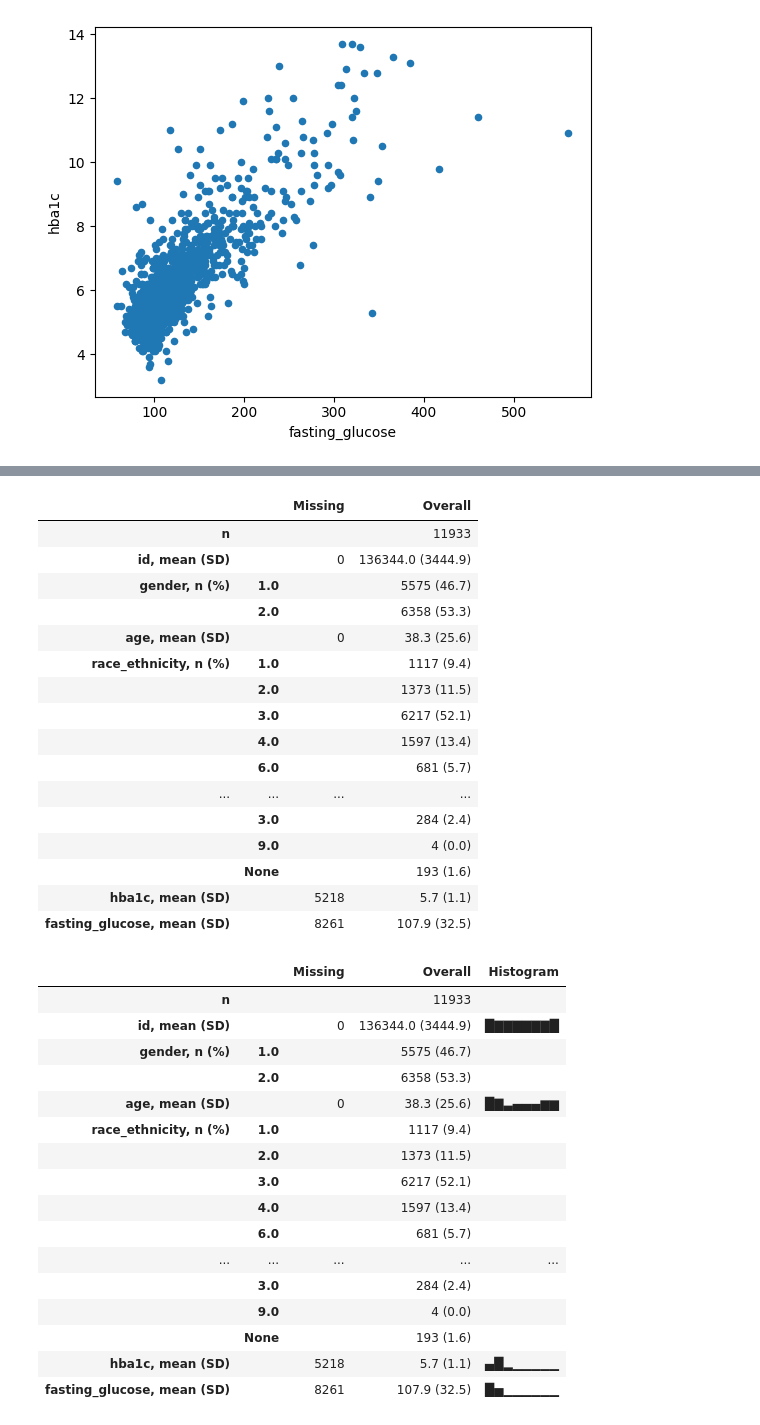
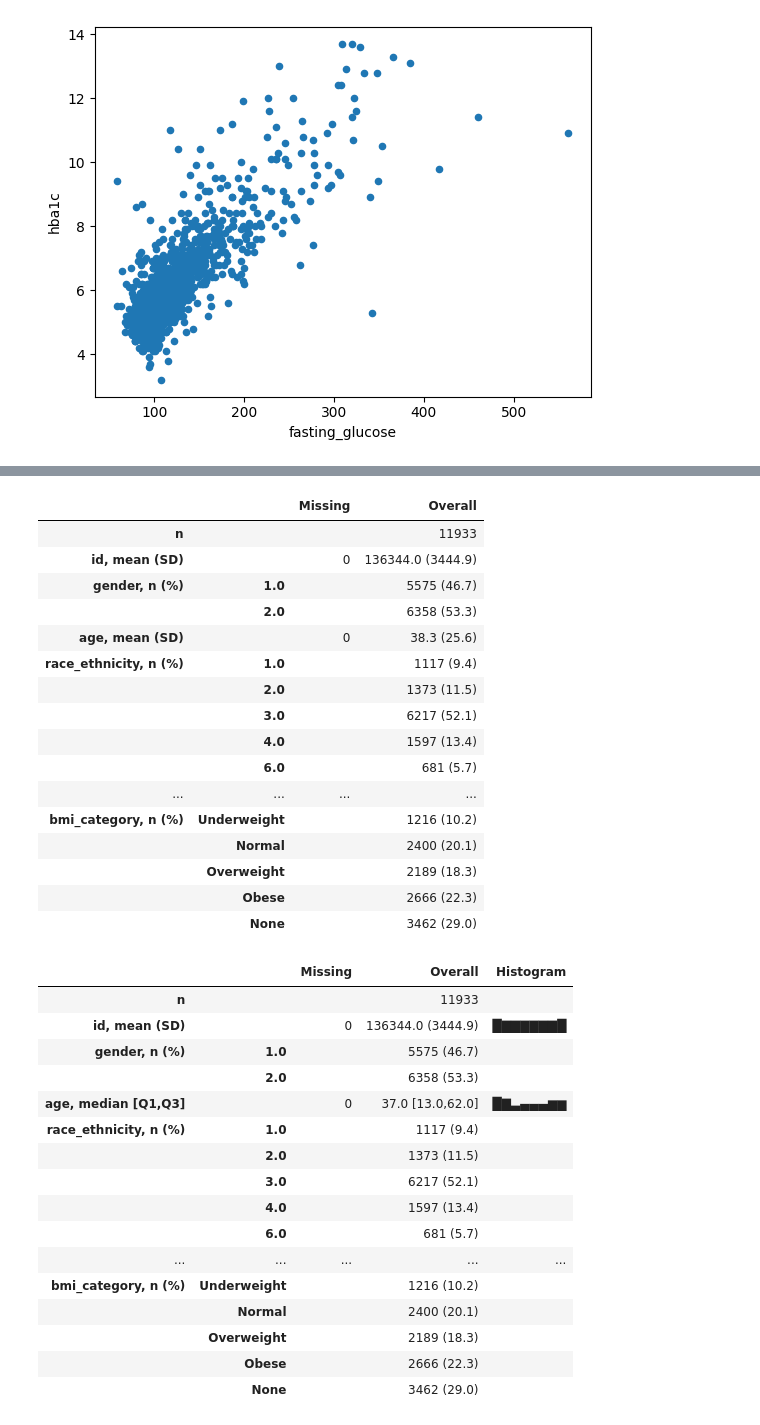
Before and after one commit to osoliman/DSC110, a Jupyter notebook: Description/DSC110_Description_Data_Visualization.ipynb, the cells around one changed output, grey strips where cells are left out. Saved outputs shown, nothing was run; the diff lists cells and outputs as text; code cells hidden in the pictures.

```diff
--- a/Description/DSC110_Description_Data_Visualization.ipynb
+++ b/Description/DSC110_Description_Data_Visualization.ipynb
@@ -20,0 +23,11 @@ One Numerical Variable
+# %%
+education_map = {
+    1: 'Less than 9th grade',
+    2: '9-11th grade',
+    3: 'High school grad',
+    4: 'Some college or AA degree',
+    5: 'College grad',
+    9: 'Do not know'
+}
+# %%
+df['education_label'] = df['education'].map(education_map)
@@ -20,0 +59,9 @@ One Numerical Variable
+# %%
+diabetes_map = {
+    1: 'has Diabetes',
+    2: 'No Diabetes',
+    3: 'Borderline',
+    9: 'Do not know'
+}
+
+df['diabetes_label'] = df['has_diabetes'].map(diabetes_map)
@@ -41,0 +193,5 @@ Two Categorical Variables
+# %%
+df['bmi_category'] = pd.cut(df['bmi'],
+                            bins = [0, 18.5, 25, 30, 100],
+                            labels = ['Underweight', 'Normal', 'Overweight', 'Obese']
+                            )
@@ -113,28 +265,28 @@ tableone.TableOne(df)
 |  | 4.0 |  | 1597 (13.4) |
 |  | 6.0 |  | 681 (5.7) |
 | ... | ... | ... | ... |
-|  | 3.0 |  | 284 (2.4) |
-|  | 9.0 |  | 4 (0.0) |
-|  | None |  | 193 (1.6) |
-| hba1c, mean (SD) |  | 5218 | 5.7 (1.1) |
-| fasting_glucose, mean (SD) |  | 8261 | 107.9 (32.5) |
+| bmi_category, n (%) | Underweight |  | 1216 (10.2) |
+|  | Normal |  | 2400 (20.1) |
+|  | Overweight |  | 2189 (18.3) |
+|  | Obese |  | 2666 (22.3) |
+|  | None |  | 3462 (29.0) |
 # %%
-tableone.TableOne(df, show_histograms=True)
+tableone.TableOne(df, nonnormal=['age'], show_histograms = True)
 # %% [output]
 |  |  | Missing | Overall | Histogram |
 | n |  |  | 11933 |  |
 | id, mean (SD) |  | 0 | 136344.0 (3444.9) | █▇▇▇▇▇▇█ |
 | gender, n (%) | 1.0 |  | 5575 (46.7) |  |
 |  | 2.0 |  | 6358 (53.3) |  |
-| age, mean (SD) |  | 0 | 38.3 (25.6) | █▇▃▄▄▄▆▆ |
+| age, median [Q1,Q3] |  | 0 | 37.0 [13.0,62.0] | █▇▃▄▄▄▆▆ |
 | race_ethnicity, n (%) | 1.0 |  | 1117 (9.4) |  |
 |  | 2.0 |  | 1373 (11.5) |  |
 |  | 3.0 |  | 6217 (52.1) |  |
 |  | 4.0 |  | 1597 (13.4) |  |
 |  | 6.0 |  | 681 (5.7) |  |
 | ... | ... | ... | ... | ... |
-|  | 3.0 |  | 284 (2.4) |  |
-|  | 9.0 |  | 4 (0.0) |  |
-|  | None |  | 193 (1.6) |  |
-| hba1c, mean (SD) |  | 5218 | 5.7 (1.1) | ▄█▂▁▁▁▁▁ |
-| fasting_glucose, mean (SD) |  | 8261 | 107.9 (32.5) | █▅▁▁▁▁▁▁ |
+| bmi_category, n (%) | Underweight |  | 1216 (10.2) |  |
+|  | Normal |  | 2400 (20.1) |  |
+|  | Overweight |  | 2189 (18.3) |  |
+|  | Obese |  | 2666 (22.3) |  |
+|  | None |  | 3462 (29.0) |  |
```
Also changed, not shown: parts of 46 cells of this notebook.
